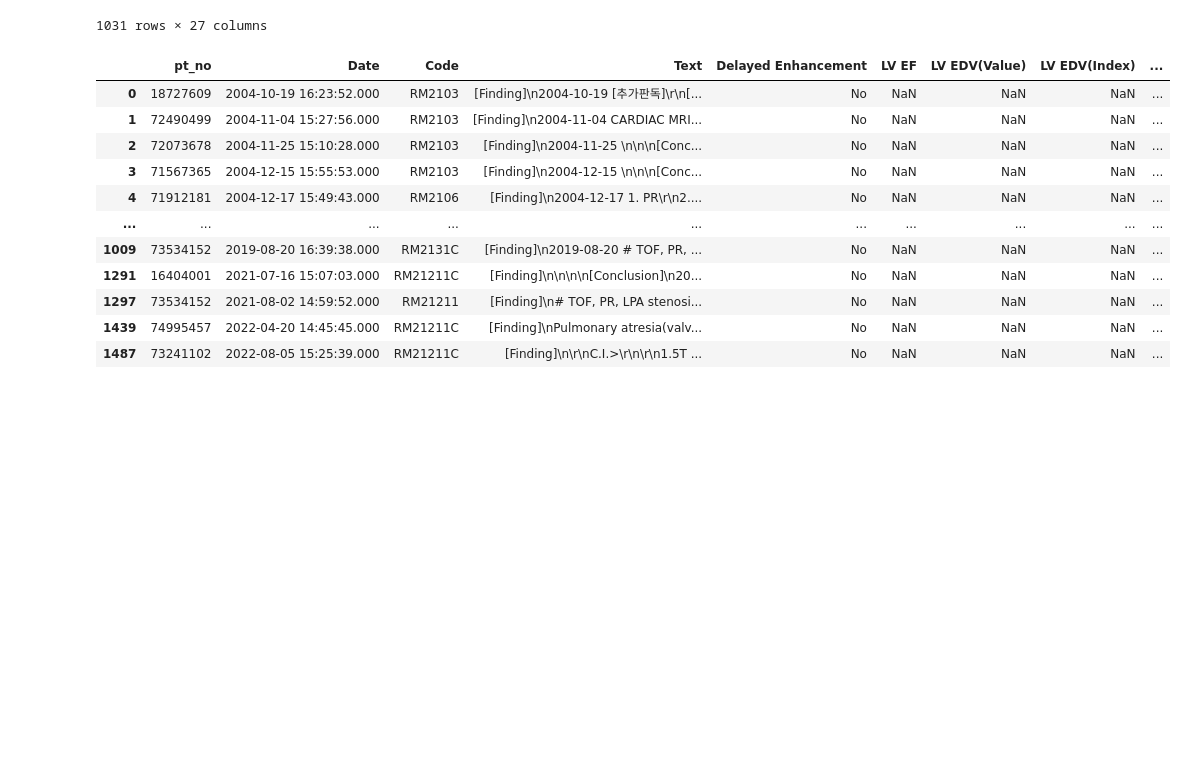
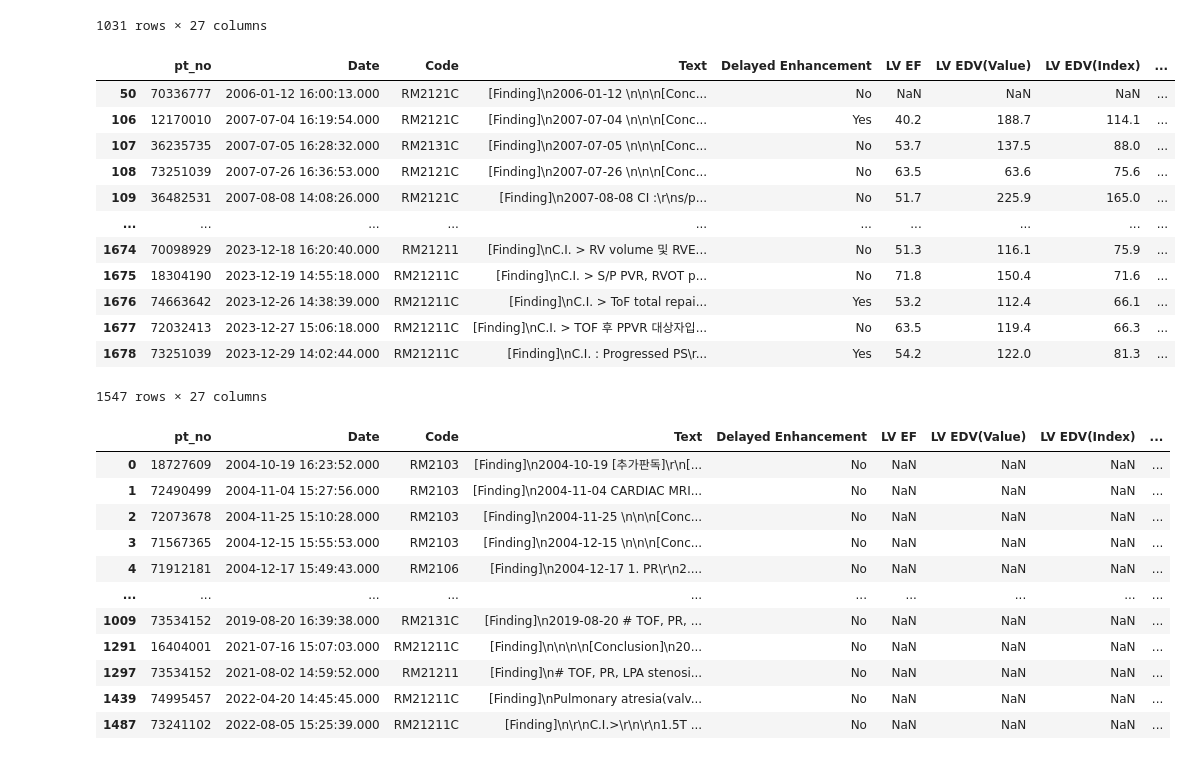
Before and after one commit to devguno/TOF, a Jupyter notebook: mri/extract_items_new.ipynb, the cells around one changed output. Saved outputs shown, nothing was run; the diff lists cells and outputs as text; code cells hidden in the pictures; blank space fills up the shorter version.

```diff
--- a/mri/extract_items_new.ipynb
+++ b/mri/extract_items_new.ipynb
@@ -263,6 +263,22 @@ all_results_df.dropna()
 | 1677 | 72032413 | 2023-12-27 15:06:18.000 | RM21211C | [Finding]\nC.I. > TOF 후 PPVR 대상자입... | No | 63.5 | 119.4 | 66.3 | ... |
 | 1678 | 73251039 | 2023-12-29 14:02:44.000 | RM21211C | [Finding]\nC.I. : Progressed PS\r... | Yes | 54.2 | 122.0 | 81.3 | ... |
 1031 rows × 27 columns
+# %%
+all_results_df[all_results_df['RV EF'].notna()]
+# %% [output]
+|  | pt_no | Date | Code | Text | Delayed Enhancement | LV EF | LV EDV(Value) | LV EDV(Index) | ... |
+| 50 | 70336777 | 2006-01-12 16:00:13.000 | RM2121C | [Finding]\n2006-01-12 \n\n\n[Conc... | No | NaN | NaN | NaN | ... |
+| 106 | 12170010 | 2007-07-04 16:19:54.000 | RM2121C | [Finding]\n2007-07-04 \n\n\n[Conc... | Yes | 40.2 | 188.7 | 114.1 | ... |
+| 107 | 36235735 | 2007-07-05 16:28:32.000 | RM2131C | [Finding]\n2007-07-05 \n\n\n[Conc... | No | 53.7 | 137.5 | 88.0 | ... |
+| 108 | 73251039 | 2007-07-26 16:36:53.000 | RM2121C | [Finding]\n2007-07-26 \n\n\n[Conc... | No | 63.5 | 63.6 | 75.6 | ... |
+| 109 | 36482531 | 2007-08-08 14:08:26.000 | RM2121C | [Finding]\n2007-08-08 CI :\r\ns/p... | No | 51.7 | 225.9 | 165.0 | ... |
+| ... | ... | ... | ... | ... | ... | ... | ... | ... | ... |
+| 1674 | 70098929 | 2023-12-18 16:20:40.000 | RM21211 | [Finding]\nC.I. > RV volume 및 RVE... | No | 51.3 | 116.1 | 75.9 | ... |
+| 1675 | 18304190 | 2023-12-19 14:55:18.000 | RM21211C | [Finding]\nC.I. > S/P PVR, RVOT p... | No | 71.8 | 150.4 | 71.6 | ... |
+| 1676 | 74663642 | 2023-12-26 14:38:39.000 | RM21211C | [Finding]\nC.I. > ToF total repai... | Yes | 53.2 | 112.4 | 66.1 | ... |
+| 1677 | 72032413 | 2023-12-27 15:06:18.000 | RM21211C | [Finding]\nC.I. > TOF 후 PPVR 대상자입... | No | 63.5 | 119.4 | 66.3 | ... |
+| 1678 | 73251039 | 2023-12-29 14:02:44.000 | RM21211C | [Finding]\nC.I. : Progressed PS\r... | Yes | 54.2 | 122.0 | 81.3 | ... |
+1547 rows × 27 columns
 # %%
 all_results_df[all_results_df['RV EF'].notna()].to_csv('MRI_Regex.csv', index=False, encoding='utf-8-sig')
 # %%
```
Also changed, not shown: parts of 1 cell of this notebook, 1 other file.
